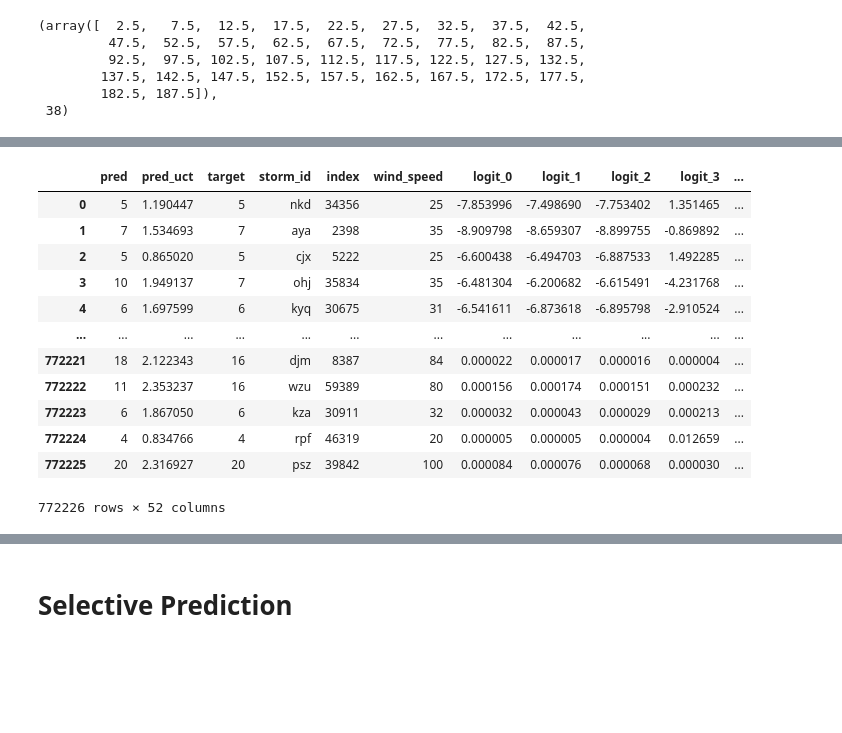
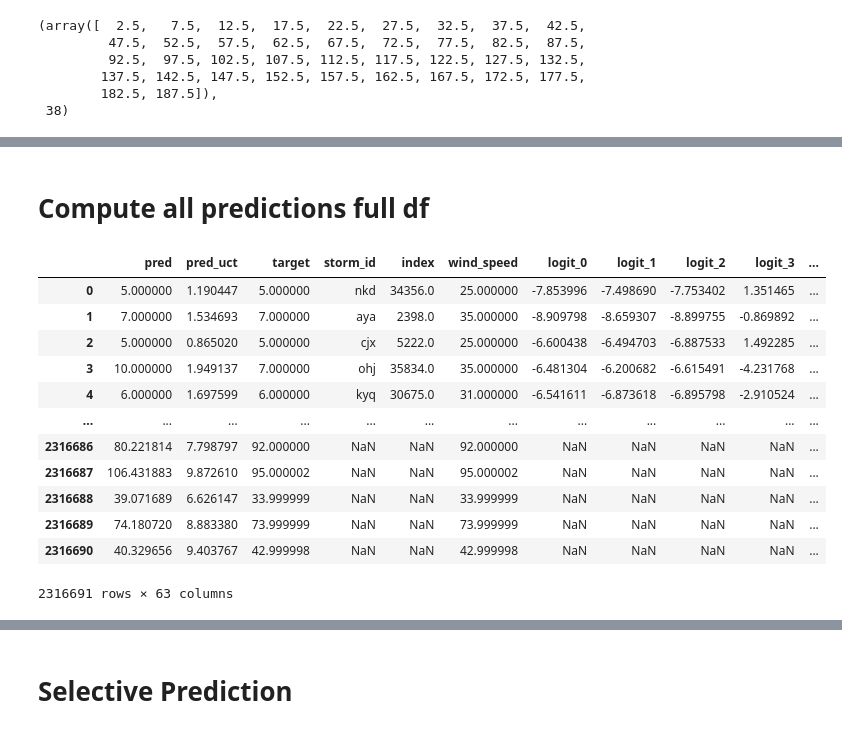
Before and after one commit to nilsleh/tropical_cyclone_uq, a Jupyter notebook: src/class_results_analysis.ipynb, the cells around one changed output, grey strips where cells are left out. Drawn from its saved outputs; the diff is of its cells as text; code cells hidden in the pictures; blank space fills up the shorter version.

```diff
--- a/src/class_results_analysis.ipynb
+++ b/src/class_results_analysis.ipynb
@@ -246,11 +299,19 @@ calib_ds = datamodule.calibration_dataset
 print(len(dataset)), print(len(train_ds)), print(len(val_ds)), print(
     len(calib_ds)
 ), print(len(test_ds))
-ds = datamodule.test_dataset
-WIND_SPEED_BINS = ds.wind_speed_bins
+# ds = datamodule.test_dataset.dataset
+bin_size = 5
+WIND_SPEED_BINS = list(
+            range(
+                0,
+                180+ 2*bin_size,
+                bin_size,
+            )
+        )
+
 
 DS_DICT = {"train": dataset, "val": dataset, "test": test_ds}
-print(WIND_SPEED_BINS)
+print(WIND_SPEED_BINS), print(len(WIND_SPEED_BINS))
 # %% [output]
 69267
 56348
@@ -272,3 +412,5 @@ bin_intervals, len(bin_intervals)
+# %% [markdown]
+# Compute all predictions full df
 # %%
 import pandas as pd
 
@@ -378,42 +520,70 @@ def process_overview_df(overview_df):
     # bin_intervals = np.diff(WIND_SPEED_BINS) / 2
     # bin_midpoints = (np.append(bin_intervals, bin_intervals[-1])) + WIND_SPEED_BINS
 
     # # Compute weighted average of the softmax over the logits
     # all_test_pred_df['softmax_weighted_reg'] = np.sum(softmax_values * bin_midpoints, axis=1)
 
     # logits = all_test_pred_df[logit_cols].values
 
     # logits_softplus = np.log1p(np.exp(logits))
     # logits_softplus_sum = np.sum(logits_softplus, axis=1, keepdims=True)
     # # logits_softplus_normalized = logits_softplus / logits_softplus_sum
     # logits_softplus_sum += 1e-3
 
     # # Fit a Gaussian to the softmax logits
     # gaussian_params = Parallel(n_jobs=12)(delayed(fit_gaussian_to_row)(row, np.arange(len(logit_cols))) for row in tqdm(logits_softplus_sum, desc="Fitting Gaussians"))
     # # Convert the list of tuples into a DataFrame
     # gaussian_params_df = pd.DataFrame(gaussian_params, columns=['gaussian_mean', 'gaussian_std'])
 
     # # # Assign the columns of the DataFrame to new columns in all_test_pred_df
     # all_test_pred_df[['gaussian_mean', 'gaussian_std']] = gaussian_params_df
 
     all_test_pred_df = all_test_pred_df.reset_index(drop=True)
 
+    # Create a new column 'method_type' in the DataFrame
+    all_test_pred_df['method_type'] = all_test_pred_df['uqmethod'].apply(lambda x: 'Classification' if x in CLASSIFICATION_METHODS else ('Regression' if x in REGRESSION_METHODS else 'Unknown'))
+
+
+    mask = all_test_pred_df['method_type'] == 'Regression'
+    all_test_pred_df.loc[mask, 'TARGET_MEAN'] = all_test_pred_df.loc[mask, 'pred_path'].map(lambda x: NORMALIZATION_PARAMS[os.path.dirname(x)]['target_mean'])
+    all_test_pred_df.loc[mask, 'TARGET_STD'] = all_test_pred_df.loc[mask, 'pred_path'].map(lambda x: NORMALIZATION_PARAMS[os.path.dirname(x)]['target_std'])
+
+    # Apply normalization only to those rows
+    all_test_pred_df.loc[mask, "pred"] = all_test_pred_df.loc[mask, "pred"] * all_test_pred_df.loc[mask, 'TARGET_STD'] + all_test_pred_df.loc[mask, 'TARGET_MEAN']
+    all_test_pred_df.loc[mask, "target"] = all_test_pred_df.loc[mask, "target"] * all_test_pred_df.loc[mask, 'TARGET_STD'] + all_test_pred_df.loc[mask, 'TARGET_MEAN']
+    all_test_pred_df.loc[mask, "pred_uct"] = all_test_pred_df.loc[mask, "pred_uct"] * all_test_pred_df.loc[mask, 'TARGET_STD']
+
+    # if "wind_speed" column has nans, copy the "target" column to "wind_speed"
+    all_test_pred_df["wind_speed"] = all_test_pred_df["wind_speed"].fillna(all_test_pred_df["target"])
+
+    # if argmax_reg column has nans, copy the pred column to a new column called point_pred
+    all_test_pred_df["point_pred"] = all_test_pred_df["argmax_reg"].fillna(all_test_pred_df["pred"])
+
+    # compute squared error
+    all_test_pred_df["mse"] = (all_test_pred_df["point_pred"] - all_test_pred_df["wind_speed"]) ** 2
+    # compute mean absolute error
+    all_test_pred_df["mae"] = np.abs(all_test_pred_df["point_pred"] - all_test_pred_df["wind_speed"])
+
+    all_test_pred_df["storm_category"] = pd.cut(
+        all_test_pred_df["wind_speed"], bins=BIN_EDGES, labels=CLASS_LABELS, right=False
+    )
+
     return all_test_pred_df
 
 
 all_test_pred_df = process_overview_df(overview_df)
 all_test_pred_df
 # %% [output]
 |  | pred | pred_uct | target | storm_id | index | wind_speed | logit_0 | logit_1 | logit_2 | logit_3 | ... |
-| 0 | 5 | 1.190447 | 5 | nkd | 34356 | 25 | -7.853996 | -7.498690 | -7.753402 | 1.351465 | ... |
-| 1 | 7 | 1.534693 | 7 | aya | 2398 | 35 | -8.909798 | -8.659307 | -8.899755 | -0.869892 | ... |
-| 2 | 5 | 0.865020 | 5 | cjx | 5222 | 25 | -6.600438 | -6.494703 | -6.887533 | 1.492285 | ... |
-| 3 | 10 | 1.949137 | 7 | ohj | 35834 | 35 | -6.481304 | -6.200682 | -6.615491 | -4.231768 | ... |
-| 4 | 6 | 1.697599 | 6 | kyq | 30675 | 31 | -6.541611 | -6.873618 | -6.895798 | -2.910524 | ... |
+| 0 | 5.000000 | 1.190447 | 5.000000 | nkd | 34356.0 | 25.000000 | -7.853996 | -7.498690 | -7.753402 | 1.351465 | ... |
+| 1 | 7.000000 | 1.534693 | 7.000000 | aya | 2398.0 | 35.000000 | -8.909798 | -8.659307 | -8.899755 | -0.869892 | ... |
+| 2 | 5.000000 | 0.865020 | 5.000000 | cjx | 5222.0 | 25.000000 | -6.600438 | -6.494703 | -6.887533 | 1.492285 | ... |
+| 3 | 10.000000 | 1.949137 | 7.000000 | ohj | 35834.0 | 35.000000 | -6.481304 | -6.200682 | -6.615491 | -4.231768 | ... |
+| 4 | 6.000000 | 1.697599 | 6.000000 | kyq | 30675.0 | 31.000000 | -6.541611 | -6.873618 | -6.895798 | -2.910524 | ... |
 | ... | ... | ... | ... | ... | ... | ... | ... | ... | ... | ... | ... |
-| 772221 | 18 | 2.122343 | 16 | djm | 8387 | 84 | 0.000022 | 0.000017 | 0.000016 | 0.000004 | ... |
-| 772222 | 11 | 2.353237 | 16 | wzu | 59389 | 80 | 0.000156 | 0.000174 | 0.000151 | 0.000232 | ... |
-| 772223 | 6 | 1.867050 | 6 | kza | 30911 | 32 | 0.000032 | 0.000043 | 0.000029 | 0.000213 | ... |
-| 772224 | 4 | 0.834766 | 4 | rpf | 46319 | 20 | 0.000005 | 0.000005 | 0.000004 | 0.012659 | ... |
-| 772225 | 20 | 2.316927 | 20 | psz | 39842 | 100 | 0.000084 | 0.000076 | 0.000068 | 0.000030 | ... |
+| 2316686 | 80.221814 | 7.798797 | 92.000000 | NaN | NaN | 92.000000 | NaN | NaN | NaN | NaN | ... |
+| 2316687 | 106.431883 | 9.872610 | 95.000002 | NaN | NaN | 95.000002 | NaN | NaN | NaN | NaN | ... |
+| 2316688 | 39.071689 | 6.626147 | 33.999999 | NaN | NaN | 33.999999 | NaN | NaN | NaN | NaN | ... |
+| 2316689 | 74.180720 | 8.883380 | 73.999999 | NaN | NaN | 73.999999 | NaN | NaN | NaN | NaN | ... |
+| 2316690 | 40.329656 | 9.403767 | 42.999998 | NaN | NaN | 42.999998 | NaN | NaN | NaN | NaN | ... |
-772226 rows × 52 columns
+2316691 rows × 63 columns
```
Also changed, not shown: parts of 27 cells of this notebook.
